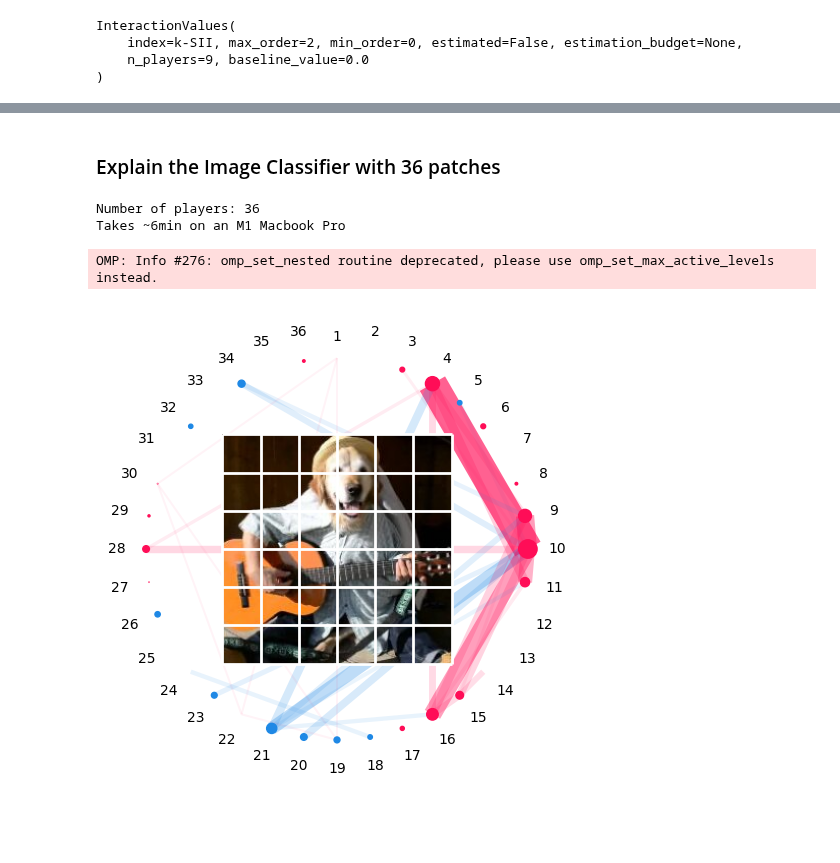
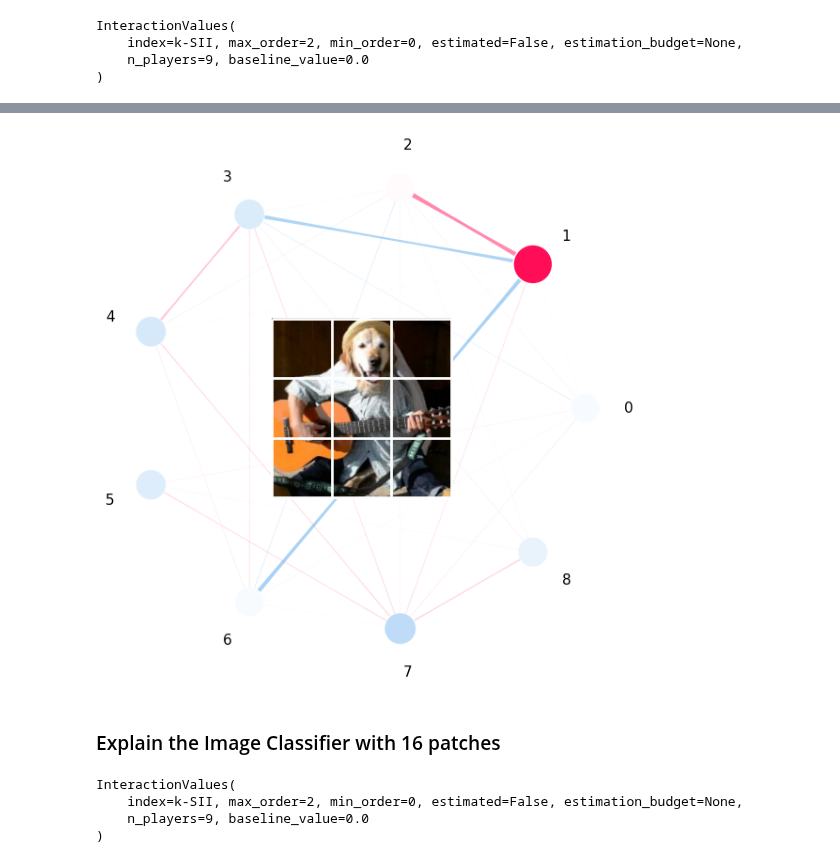
Before and after one commit to FabianK-Dev/shapiq, a Jupyter notebook: docs/source/notebooks/vision_notebooks/vision_transformer.ipynb, the cells around one changed output, grey strips where cells are left out. Saved outputs shown, nothing was run; the diff lists cells and outputs as text; code cells hidden in the pictures; blank space fills up the shorter version.

```diff
--- a/docs/source/notebooks/vision_notebooks/vision_transformer.ipynb
+++ b/docs/source/notebooks/vision_notebooks/vision_transformer.ipynb
@@ -94,21 +57,31 @@ sii.plot_network(center_image=center_image, draw_legend=False)
-# %% [markdown]
-### Explain the Image Classifier with 36 patches
-# %%
-# load the 36 player values and explain
-big_game = ImageClassifierLocalXAI(
-    model_name="vit_36_patches",
-    x_explain_path=image_path,
-)
-print("Number of players:", big_game.n_players)  # the image is transformed into 36 patches
-print("Takes ~6min on an M1 Macbook Pro")
-# For 36 patches, consider using order 1 for simpler explanations
-scalable_approximator = shapiq.SPEX(
-    n=big_game.n_players, max_order=2, index="SII"
-)  # Here we use max order=2,
-large_sii = scalable_approximator.approximate(budget=9000, game=big_game)
-large_sii.plot_network(center_image=center_image, draw_legend=False)
-# %% [output]
-Number of players: 36
-Takes ~6min on an M1 Macbook Pro
-OMP: Info #276: omp_set_nested routine deprecated, please use omp_set_max_active_levels instead.
-[figure, removed]
+# %%
+center_image = Image.open(image_path)
+sii.plot_network(center_image=center_image)
+# %% [output]
+[figure, added]
+# %% [markdown]
+### Explain the Image Classifier with 16 patches
+# %%
+# load the 16 player values and explain
+save_path = f"../data/pre_computed_image_{game.n_players}.npz"
+try:
+    game_loaded = Game(path_to_values=save_path, normalize=True)
+except FileNotFoundError:
+    print("File not found, creating the game")
+    game = ImageClassifierLocalXAI(
+        model_name="vit_16_patches",
+        x_explain_path=image_path,
+        verbose=True,
+    )
+    print("Number of players:", game.n_players)  # the image is transformed into 16 patches
+    game.precompute()
+    game.save_values(save_path)
+    game_loaded = Game(path_to_values=save_path, normalize=True)
+exact = ExactComputer(n_players=game_loaded.n_players, game=game_loaded)
+sii = exact(index="k-SII", order=2)
+sii
+# %% [output]
+InteractionValues(
+    index=k-SII, max_order=2, min_order=0, estimated=False, estimation_budget=None,
+    n_players=9, baseline_value=0.0
+)
```
Also changed, not shown: parts of 8 cells of this notebook, 13 other files.
